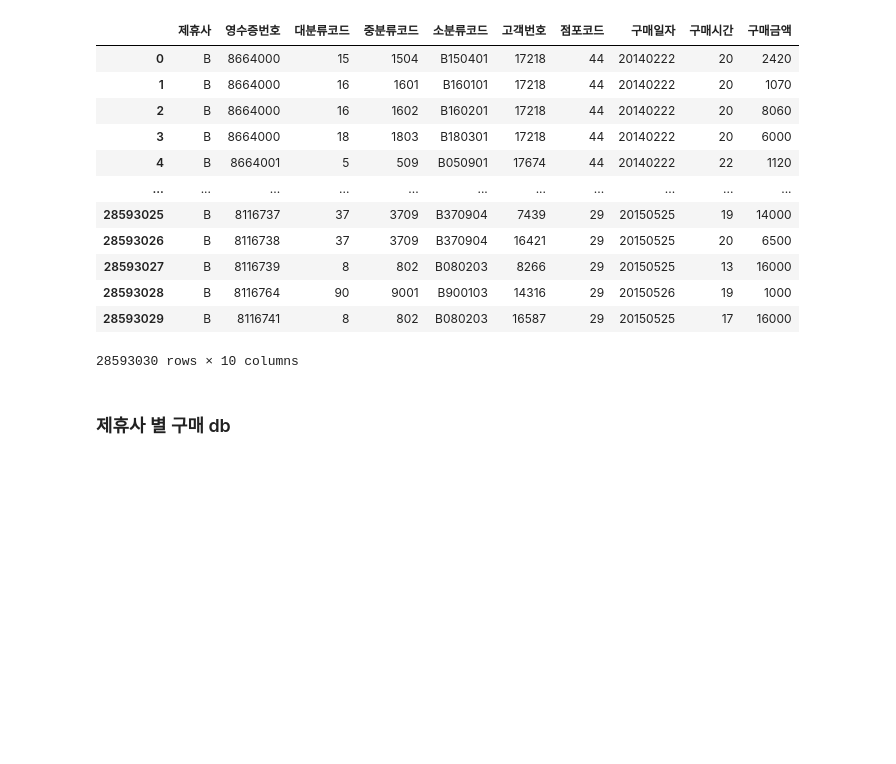
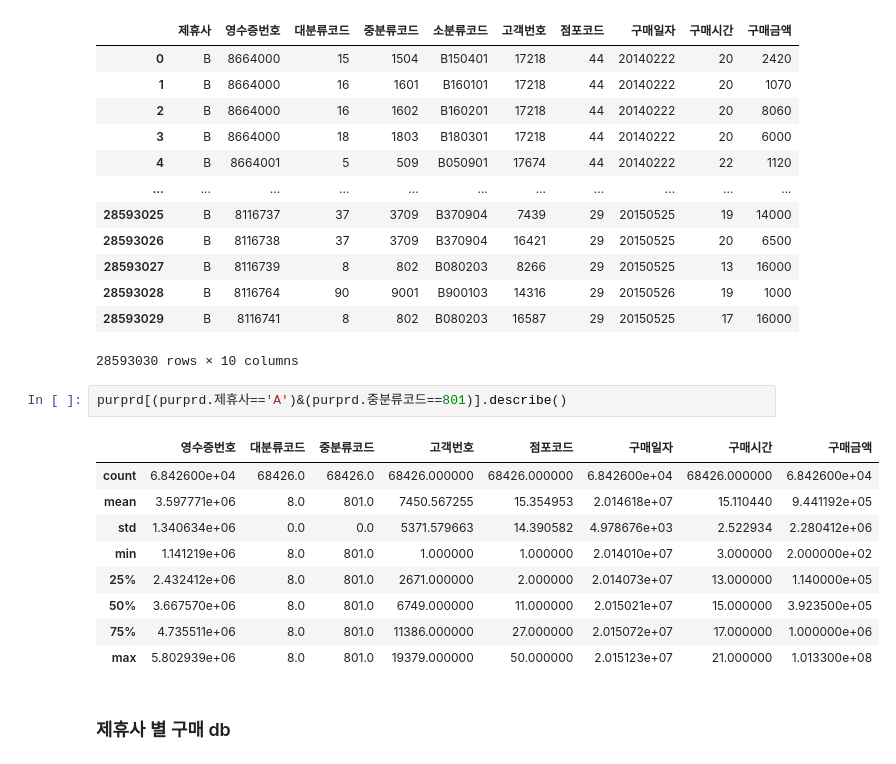
Before and after one commit to PKLH/cakd_LP, a Jupyter notebook: WorkSpace/Lee/EDA_sangyun.ipynb, the cells around one changed output. Drawn from its saved outputs; the diff is of its cells as text; blank space fills up the shorter version.

```diff
--- a/WorkSpace/Lee/EDA_sangyun.ipynb
+++ b/WorkSpace/Lee/EDA_sangyun.ipynb
@@ -265,6 +272,18 @@ purprd
 | 28593028 | B | 8116764 | 90 | 9001 | B900103 | 14316 | 29 | 20150526 | 19 | 1000 |
 | 28593029 | B | 8116741 | 8 | 802 | B080203 | 16587 | 29 | 20150525 | 17 | 16000 |
 28593030 rows × 10 columns
+# %%
+purprd[(purprd.제휴사=='A')&(purprd.중분류코드==801)].describe()
+# %% [output]
+|  | 영수증번호 | 대분류코드 | 중분류코드 | 고객번호 | 점포코드 | 구매일자 | 구매시간 | 구매금액 |
+| count | 6.842600e+04 | 68426.0 | 68426.0 | 68426.000000 | 68426.000000 | 6.842600e+04 | 68426.000000 | 6.842600e+04 |
+| mean | 3.597771e+06 | 8.0 | 801.0 | 7450.567255 | 15.354953 | 2.014618e+07 | 15.110440 | 9.441192e+05 |
+| std | 1.340634e+06 | 0.0 | 0.0 | 5371.579663 | 14.390582 | 4.978676e+03 | 2.522934 | 2.280412e+06 |
+| min | 1.141219e+06 | 8.0 | 801.0 | 1.000000 | 1.000000 | 2.014010e+07 | 3.000000 | 2.000000e+02 |
+| 25% | 2.432412e+06 | 8.0 | 801.0 | 2671.000000 | 2.000000 | 2.014073e+07 | 13.000000 | 1.140000e+05 |
+| 50% | 3.667570e+06 | 8.0 | 801.0 | 6749.000000 | 11.000000 | 2.015021e+07 | 15.000000 | 3.923500e+05 |
+| 75% | 4.735511e+06 | 8.0 | 801.0 | 11386.000000 | 27.000000 | 2.015072e+07 | 17.000000 | 1.000000e+06 |
+| max | 5.802939e+06 | 8.0 | 801.0 | 19379.000000 | 50.000000 | 2.015123e+07 | 21.000000 | 1.013300e+08 |
 # %% [markdown]
 ### 제휴사 별 구매 db
 # %% [markdown]
```
Also changed, not shown: parts of 99 cells of this notebook, 4 other files.
